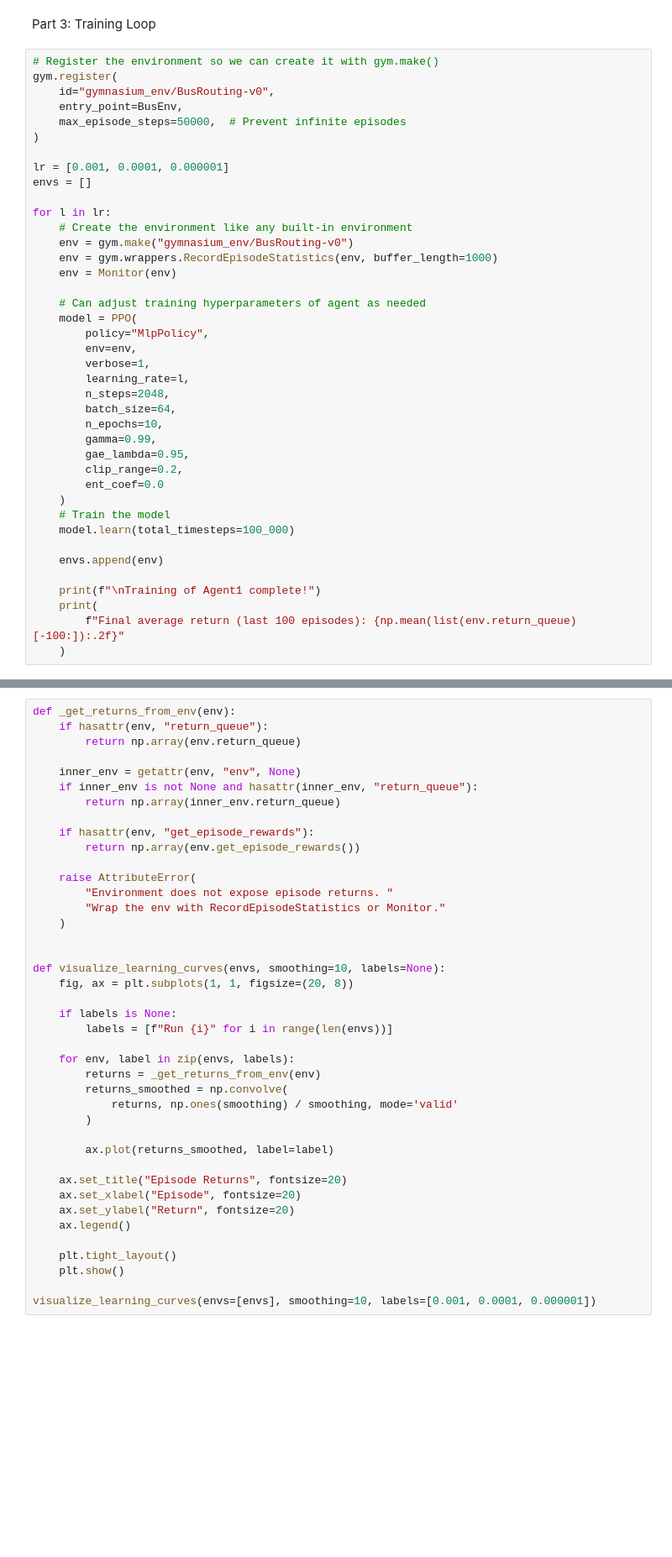
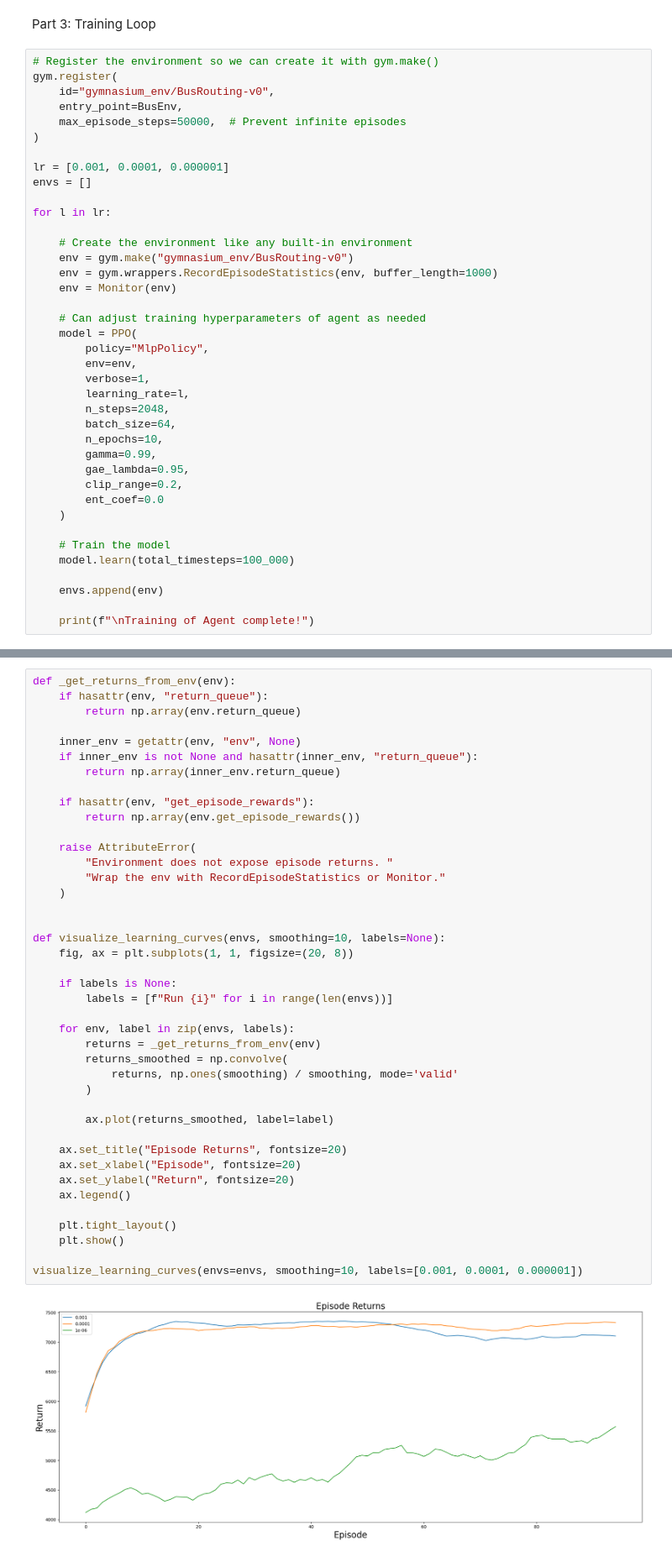
Before and after one commit to jackregan10/bus-routing, a Jupyter notebook: notebooks/ppo/learning-rate-experimentation.ipynb, the cells around one changed output, grey strips where cells are left out. Shown at 84% size. Saved outputs shown, nothing was run; the diff lists cells and outputs as text; blank space fills up the shorter version.

```diff
--- a/notebooks/ppo/learning-rate-experimentation.ipynb
+++ b/notebooks/ppo/learning-rate-experimentation.ipynb
@@ -344,6 +349,7 @@ lr = [0.001, 0.0001, 0.000001]
 envs = []
 
 for l in lr:
+
     # Create the environment like any built-in environment
     env = gym.make("gymnasium_env/BusRouting-v0")
     env = gym.wrappers.RecordEpisodeStatistics(env, buffer_length=1000)
@@ -363,15 +369,13 @@ for l in lr:
         clip_range=0.2,
         ent_coef=0.0
     )
+
     # Train the model
     model.learn(total_timesteps=100_000)
 
     envs.append(env)
 
-    print(f"\nTraining of Agent1 complete!")
-    print(
-        f"Final average return (last 100 episodes): {np.mean(list(env.return_queue)[-100:]):.2f}"
-    )
+    print(f"\nTraining of Agent complete!")
 # %% [output]
 Using cpu device
 Wrapping the env in a DummyVecEnv.
@@ -404,31 +407,33 @@ def _get_returns_from_env(env):
         return np.array(env.get_episode_rewards())
 
     raise AttributeError(
         "Environment does not expose episode returns. "
         "Wrap the env with RecordEpisodeStatistics or Monitor."
     )
 
 
 def visualize_learning_curves(envs, smoothing=10, labels=None):
     fig, ax = plt.subplots(1, 1, figsize=(20, 8))
 
     if labels is None:
         labels = [f"Run {i}" for i in range(len(envs))]
 
     for env, label in zip(envs, labels):
         returns = _get_returns_from_env(env)
         returns_smoothed = np.convolve(
             returns, np.ones(smoothing) / smoothing, mode='valid'
         )
 
         ax.plot(returns_smoothed, label=label)
 
     ax.set_title("Episode Returns", fontsize=20)
     ax.set_xlabel("Episode", fontsize=20)
     ax.set_ylabel("Return", fontsize=20)
     ax.legend()
 
     plt.tight_layout()
     plt.show()
 
-visualize_learning_curves(envs=[envs], smoothing=10, labels=[0.001, 0.0001, 0.000001])
+visualize_learning_curves(envs=envs, smoothing=10, labels=[0.001, 0.0001, 0.000001])
+# %% [output]
+[figure, added]
```
Also changed, not shown: parts of 3 cells of this notebook, 1 other file.
